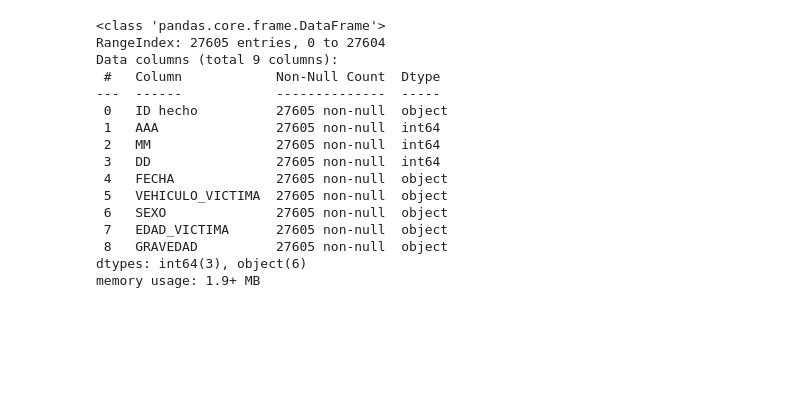
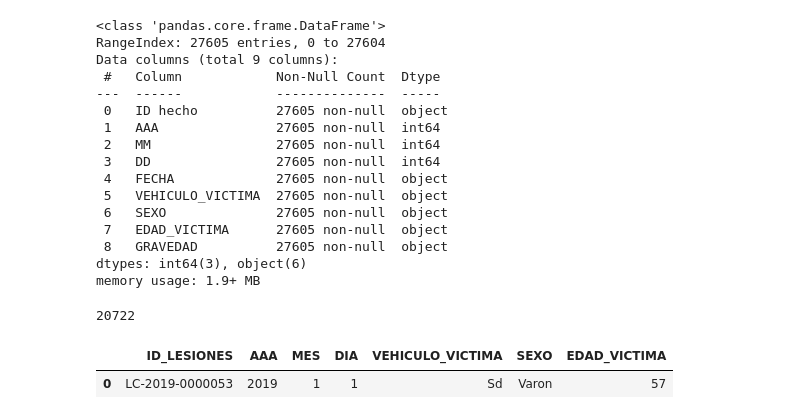
Before and after one commit to jhcatc/PI2_DA_Accidentes, a Jupyter notebook: code/etl.ipynb, the cells around one changed output. Saved outputs shown, nothing was run; the diff lists cells and outputs as text; code cells hidden in the pictures; blank space fills up the shorter version.

```diff
--- a/code/etl.ipynb
+++ b/code/etl.ipynb
@@ -506,3 +566,20 @@ df_lesionesVictimas['SEXO'] = df_lesionesVictimas['SEXO'].str.normalize('NFKD').
 # %%
 # Cambiar el tipo de datos de la columna 'SEXO' a str
 df_lesionesVictimas['SEXO'] = df_lesionesVictimas['SEXO'].astype(str)
+# %%
+# Contar el número de veces que aparece 'SD' en la columna 'GRAVEDAD'
+conteo_sd = df_lesionesVictimas['GRAVEDAD'].value_counts().get('SD', 0)
+conteo_sd # Al revisar el valor, se decide eleiminar la columna, ya que no representa porcentualmente peso
+# %% [output]
+20722
+# %%
+# Listar de nombres de columnas a eliminar
+columnas_a_eliminar = ['FECHA ', 'GRAVEDAD']
+
+# Eliminar las columnas especificadas
+df_lesionesVictimas = df_lesionesVictimas.drop(columns=columnas_a_eliminar)
+# %%
+df_lesionesVictimas.head(1)
+# %% [output]
+|  | ID_LESIONES | AAA | MES | DIA | VEHICULO_VICTIMA | SEXO | EDAD_VICTIMA |
+| 0 | LC-2019-0000053 | 2019 | 1 | 1 | Sd | Varon | 57 |
```
Also changed, not shown: parts of 12 cells of this notebook, 2 other files.
